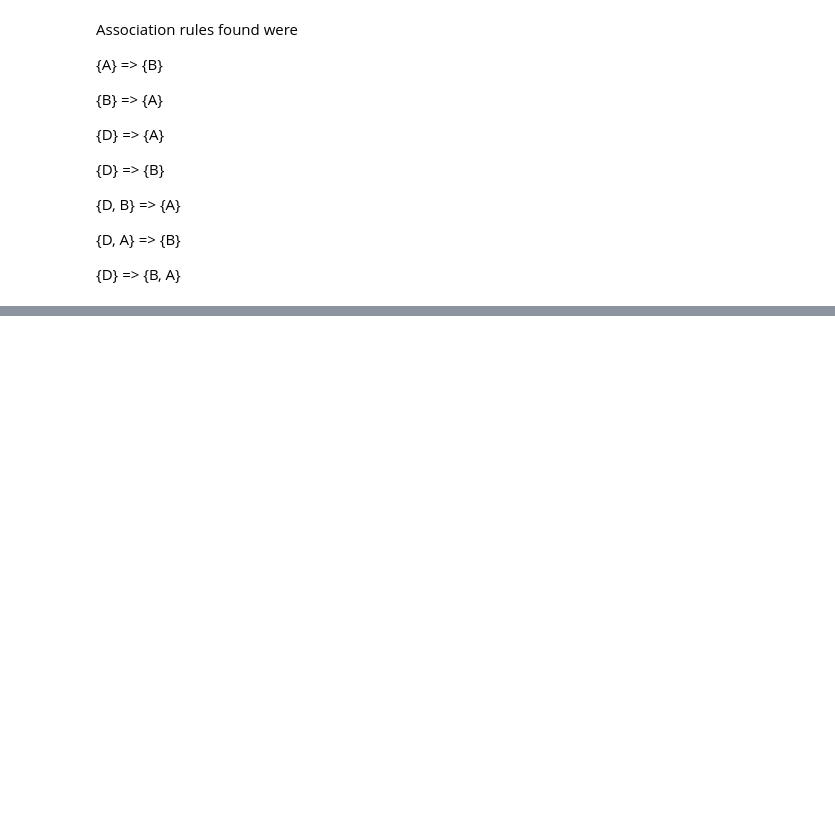
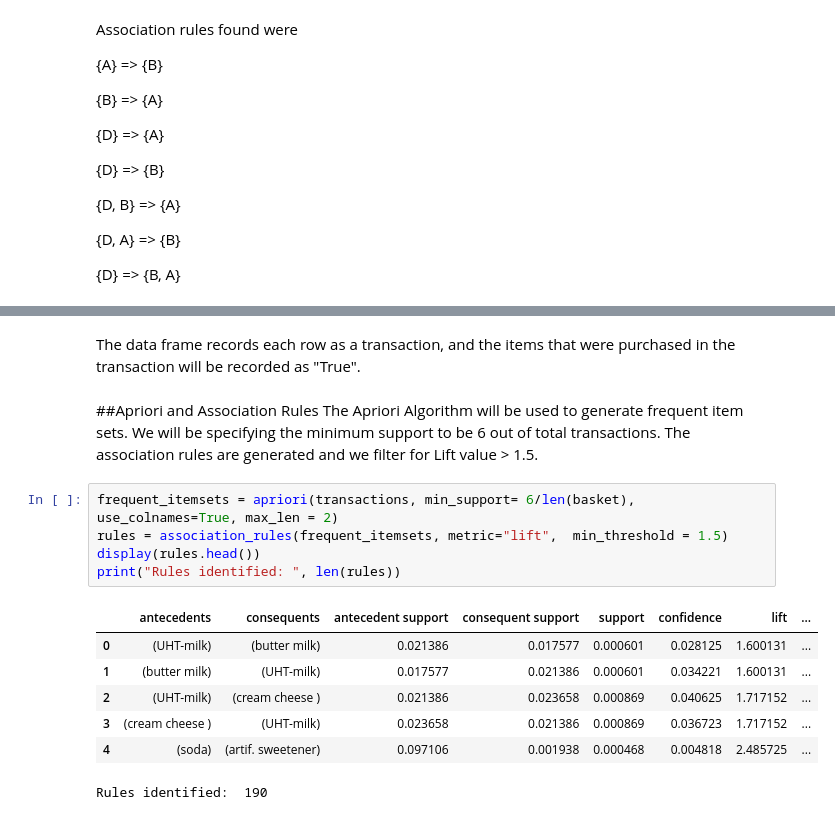
Before and after one commit to jeenalmehta/DataAnalytics, a Jupyter notebook: Experiment7_Apriori/apriori.ipynb, the cells around one changed output, grey strips where cells are left out. Cells and saved outputs as stored; diff of their text form; blank space fills up the shorter version.

```diff
--- a/Experiment7_Apriori/apriori.ipynb
+++ b/Experiment7_Apriori/apriori.ipynb
@@ -70,0 +130,18 @@ Association rules found were
+# %% [markdown]
+The data frame records each row as a transaction, and the items that were purchased in the transaction will be recorded as "True".
+# %% [markdown]
+##Apriori and Association Rules
+The Apriori Algorithm will be used to generate frequent item sets. We will be specifying the minimum support to be 6 out of total transactions. The association rules are generated and we filter for Lift value > 1.5.
+# %%
+frequent_itemsets = apriori(transactions, min_support= 6/len(basket), use_colnames=True, max_len = 2)
+rules = association_rules(frequent_itemsets, metric="lift",  min_threshold = 1.5)
+display(rules.head())
+print("Rules identified: ", len(rules))
+# %% [output]
+|  | antecedents | consequents | antecedent support | consequent support | support | confidence | lift | ... |
+| 0 | (UHT-milk) | (butter milk) | 0.021386 | 0.017577 | 0.000601 | 0.028125 | 1.600131 | ... |
+| 1 | (butter milk) | (UHT-milk) | 0.017577 | 0.021386 | 0.000601 | 0.034221 | 1.600131 | ... |
+| 2 | (UHT-milk) | (cream cheese ) | 0.021386 | 0.023658 | 0.000869 | 0.040625 | 1.717152 | ... |
+| 3 | (cream cheese ) | (UHT-milk) | 0.023658 | 0.021386 | 0.000869 | 0.036723 | 1.717152 | ... |
+| 4 | (soda) | (artif. sweetener) | 0.097106 | 0.001938 | 0.000468 | 0.004818 | 2.485725 | ... |
+Rules identified:  190
```
Also changed, not shown: parts of 17 cells of this notebook.
